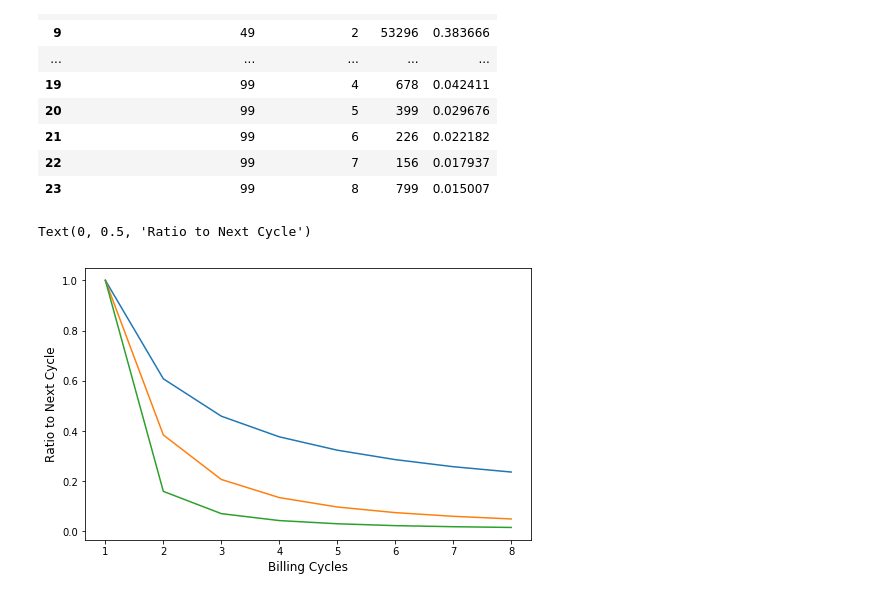
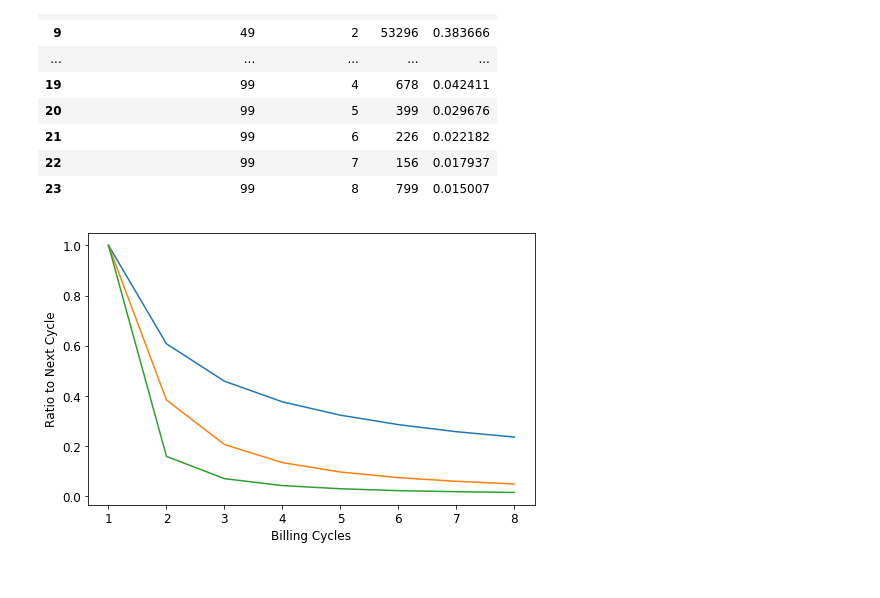
Before and after one commit to dongzhang84/data_challenges, a Jupyter notebook: 19_Subscription_Retention_Rate.ipynb, the cells around one changed output. Cells and saved outputs as stored; diff of their text form; code cells hidden in the pictures.

```diff
--- a/19_Subscription_Retention_Rate.ipynb
+++ b/19_Subscription_Retention_Rate.ipynb
@@ -233,13 +235,13 @@ df_cost
 # %%
 fig, ax = plt.subplots(figsize=(8, 5))
 
 for cost in [29, 49, 99]:
     X = df_cost[df_cost.subscription_monthly_cost == cost].billing_cycles
-    Y = df_cost[df_cost.subscription_monthly_cost == cost].ratio
-    ax.plot(X,Y)
+    y = df_cost[df_cost.subscription_monthly_cost == cost].ratio
+    ax.plot(X,y)
 
 ax.set_xlabel('Billing Cycles', fontsize = 12)
 ax.set_ylabel('Ratio to Next Cycle', fontsize = 12)
+ax.tick_params(labelsize = 12)
 # %% [output]
-Text(0, 0.5, 'Ratio to Next Cycle')
-[figure, old version]
+[figure, new version]
```
Also changed, not shown: parts of 26 cells of this notebook.
